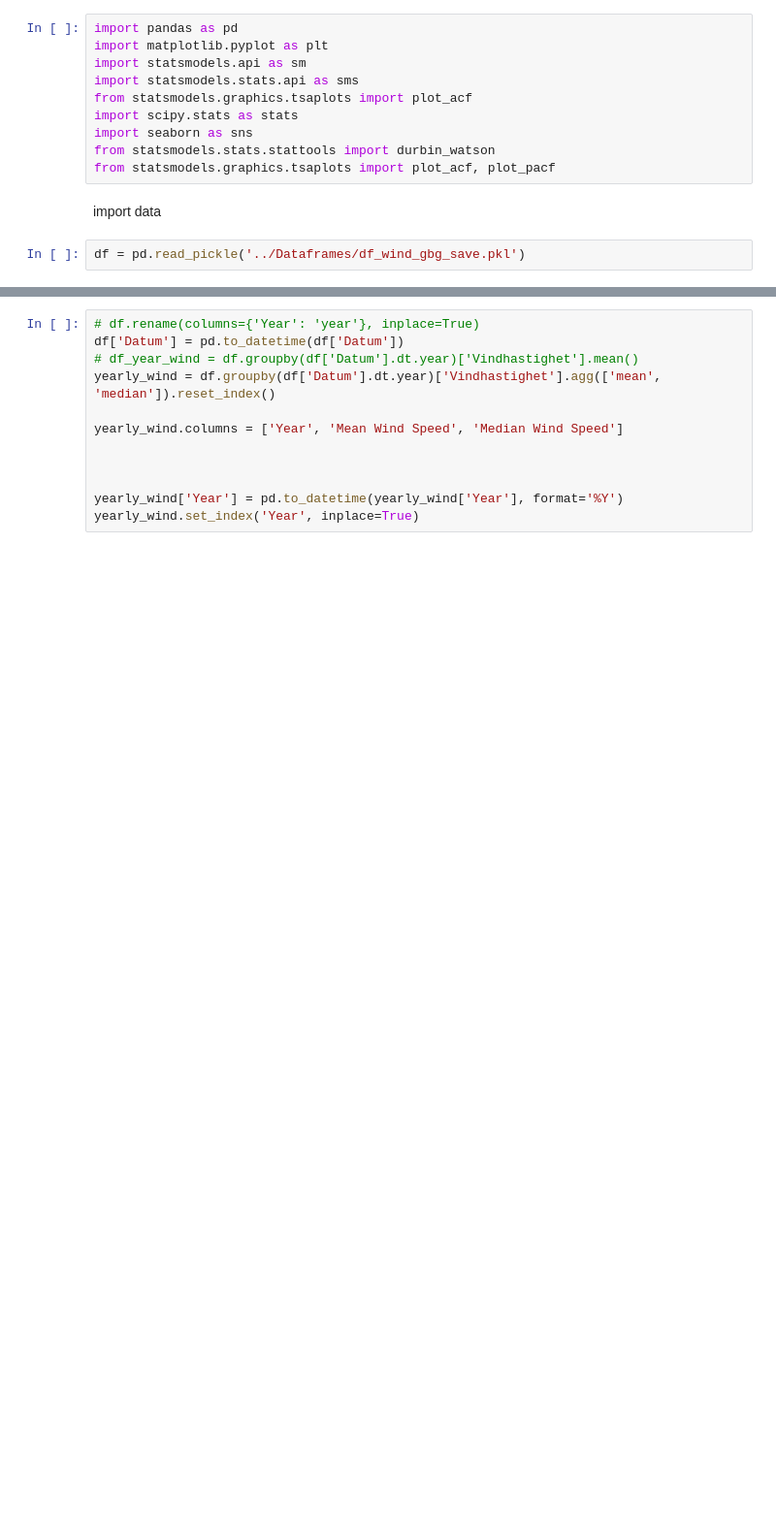
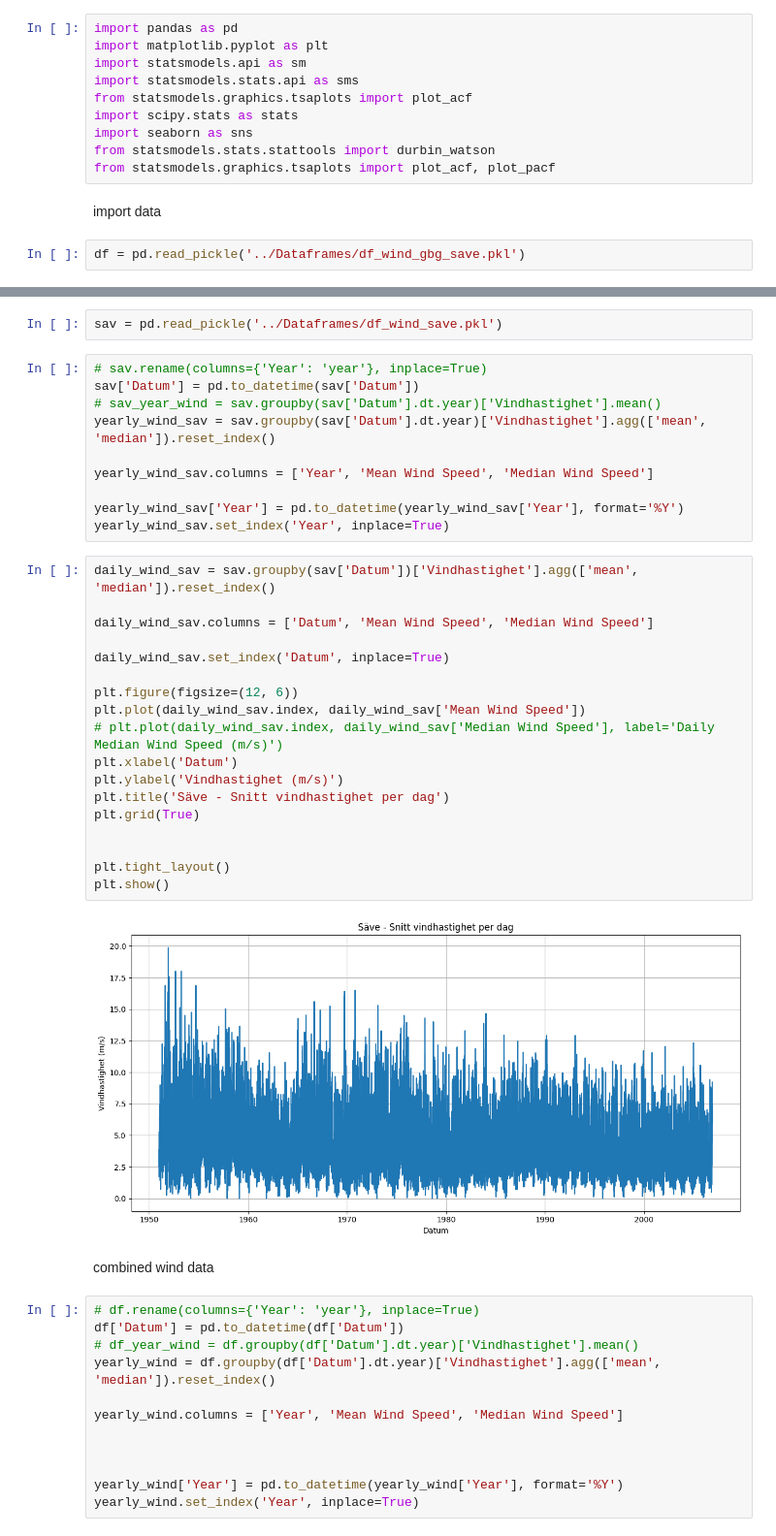
Before and after one commit to msteele919/projectwork, a Jupyter notebook: Correlations/wind_building_growth.ipynb, the cells around one changed output, grey strips where cells are left out. Shown at 97% size. Cells and saved outputs as stored; diff of their text form; blank space fills up the shorter version.

```diff
--- a/Correlations/wind_building_growth.ipynb
+++ b/Correlations/wind_building_growth.ipynb
@@ -31,3 +68,37 @@ df
+# %%
+sav = pd.read_pickle('../Dataframes/df_wind_save.pkl')
+# %%
+# sav.rename(columns={'Year': 'year'}, inplace=True)
+sav['Datum'] = pd.to_datetime(sav['Datum'])
+# sav_year_wind = sav.groupby(sav['Datum'].dt.year)['Vindhastighet'].mean()
+yearly_wind_sav = sav.groupby(sav['Datum'].dt.year)['Vindhastighet'].agg(['mean', 'median']).reset_index()
+
+yearly_wind_sav.columns = ['Year', 'Mean Wind Speed', 'Median Wind Speed']
+
+yearly_wind_sav['Year'] = pd.to_datetime(yearly_wind_sav['Year'], format='%Y')
+yearly_wind_sav.set_index('Year', inplace=True)
+# %%
+daily_wind_sav = sav.groupby(sav['Datum'])['Vindhastighet'].agg(['mean', 'median']).reset_index()
+
+daily_wind_sav.columns = ['Datum', 'Mean Wind Speed', 'Median Wind Speed']
+
+daily_wind_sav.set_index('Datum', inplace=True)
+
+plt.figure(figsize=(12, 6))
+plt.plot(daily_wind_sav.index, daily_wind_sav['Mean Wind Speed'])
+# plt.plot(daily_wind_sav.index, daily_wind_sav['Median Wind Speed'], label='Daily Median Wind Speed (m/s)')
+plt.xlabel('Datum')
+plt.ylabel('Vindhastighet (m/s)')
+plt.title('Säve - Snitt vindhastighet per dag')
+plt.grid(True)
+
+
+plt.tight_layout()
+plt.show()
+# %% [output]
+[figure, added]
+# %% [markdown]
+combined wind data
 # %%
 # df.rename(columns={'Year': 'year'}, inplace=True)
 df['Datum'] = pd.to_datetime(df['Datum'])
```
Also changed, not shown: parts of 7 cells of this notebook, 6 other files.
